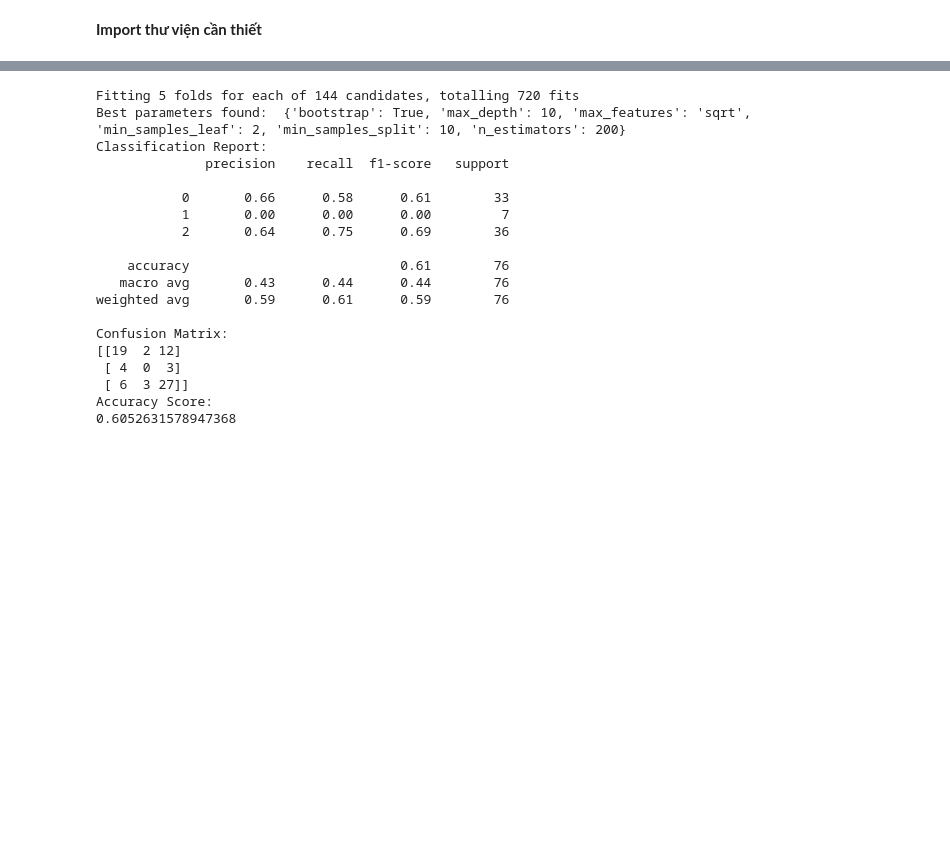
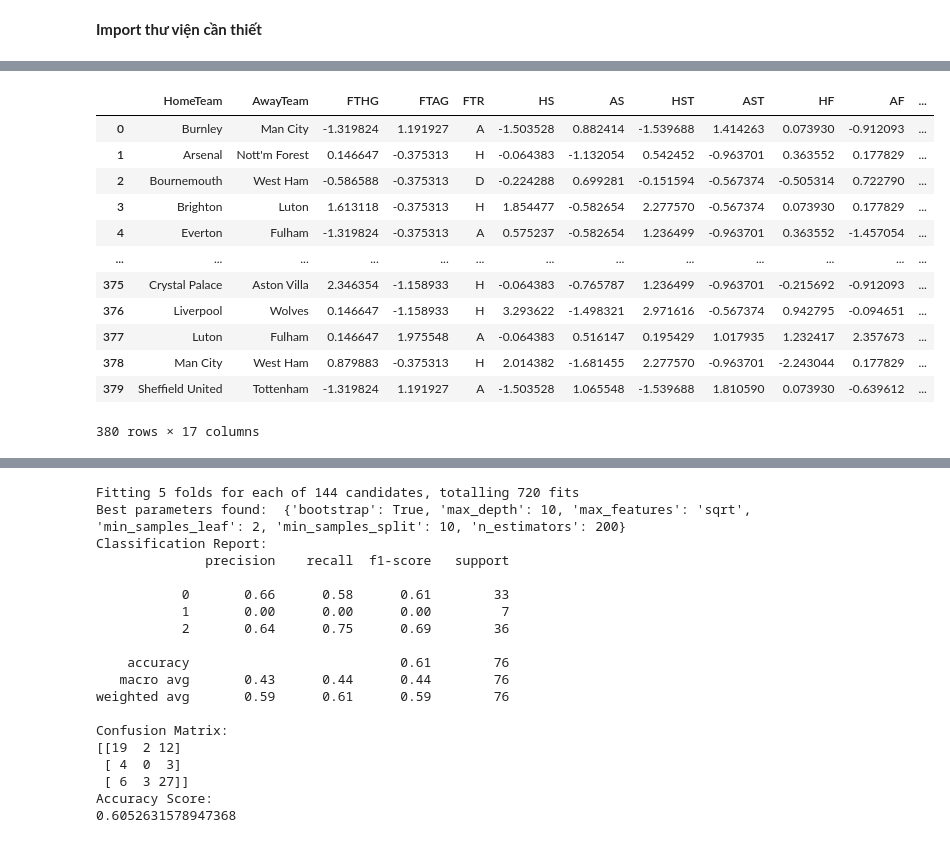
Before and after one commit to hoanghelloworld/match_football_prediction, a Jupyter notebook: all_models.ipynb, the cells around one changed output, grey strips where cells are left out. Drawn from its saved outputs; the diff is of its cells as text; code cells hidden in the pictures; blank space fills up the shorter version.

```diff
--- a/all_models.ipynb
+++ b/all_models.ipynb
@@ -19,36 +34,37 @@ FileNotFoundError: [Errno 2] No such file or directory: 'EPL23-24.csv'
 # %%
-# Đọc file dữ liệu và chuyển vào dataframe
-df_saved_name = 'football_data.csv'
-df_ml = pd.read_csv(df_saved_name)  # Đọc file CSV vào dataframe df_ml
-
 # Điền giá trị 0 vào các ô bị thiếu
 df_ml = df_ml.fillna(0)  # Điền giá trị 0 vào các ô trống trong dataframe df_ml
 
 # Chọn các cột cần giữ lại
 columns_to_keep = ['Time', 'Div', 'Date', 'HomeTeam', 'AwayTeam', 'FTR', 'Referee', 'HTR']
 df_keep = df_ml[columns_to_keep]  # Tạo dataframe df_keep chứa các cột đã chọn
 
 # Chọn các cột cần chuẩn hóa
 columns_to_scale = [col for col in df_ml.columns if col not in columns_to_keep]
 df_scale = df_ml[columns_to_scale]  # Tạo dataframe df_scale chứa các cột cần chuẩn hóa
 
 # Chuẩn hóa các cột đã chọn
 scaled_np = preprocessing.scale(df_scale)  # Chuẩn hóa dữ liệu trong df_scale
 scaled_df = pd.DataFrame(scaled_np, columns=df_scale.columns)  # Tạo dataframe mới từ dữ liệu đã chuẩn hóa
 
 # Kết hợp các cột đã giữ lại và các cột đã chuẩn hóa
 data = pd.concat([df_keep, scaled_df], axis=1)  # Kết hợp df_keep và scaled_df
 
-# Loại bỏ các cột không cần thiết
-data = data.drop(['Div', 'Referee', 'HTR', 'Time', 'Date'], axis=1)  # Loại bỏ các cột không cần thiết
-
 # Chọn các cột mong muốn
 desired_columns = ['HomeTeam', 'AwayTeam', 'FTHG', 'FTAG', 'FTR', 'HS', 'AS', 'HST', 'AST', 'HF', 'AF', 'HC', 'AC', 'HY', 'AY', 'HR', 'AR']
 data = data.loc[:, desired_columns]  # Tạo dataframe data chỉ chứa các cột mong muốn
-
-# Đọc file dữ liệu mùa giải trước và chuyển vào dataframe
-last_season = 'last_season.csv'
-last_season = pd.read_csv(last_season)  # Đọc file CSV vào dataframe last_season
-
-# Điền giá trị 0 vào các ô bị thiếu
-last_season = last_season.fillna(0)  # Điền giá trị 0 vào các ô trống trong dataframe last_season
+data
+# %% [output]
+|  | HomeTeam | AwayTeam | FTHG | FTAG | FTR | HS | AS | HST | AST | HF | AF | ... |
+| 0 | Burnley | Man City | -1.319824 | 1.191927 | A | -1.503528 | 0.882414 | -1.539688 | 1.414263 | 0.073930 | -0.912093 | ... |
+| 1 | Arsenal | Nott'm Forest | 0.146647 | -0.375313 | H | -0.064383 | -1.132054 | 0.542452 | -0.963701 | 0.363552 | 0.177829 | ... |
+| 2 | Bournemouth | West Ham | -0.586588 | -0.375313 | D | -0.224288 | 0.699281 | -0.151594 | -0.567374 | -0.505314 | 0.722790 | ... |
+| 3 | Brighton | Luton | 1.613118 | -0.375313 | H | 1.854477 | -0.582654 | 2.277570 | -0.567374 | 0.073930 | 0.177829 | ... |
+| 4 | Everton | Fulham | -1.319824 | -0.375313 | A | 0.575237 | -0.582654 | 1.236499 | -0.963701 | 0.363552 | -1.457054 | ... |
+| ... | ... | ... | ... | ... | ... | ... | ... | ... | ... | ... | ... | ... |
+| 375 | Crystal Palace | Aston Villa | 2.346354 | -1.158933 | H | -0.064383 | -0.765787 | 1.236499 | -0.963701 | -0.215692 | -0.912093 | ... |
+| 376 | Liverpool | Wolves | 0.146647 | -1.158933 | H | 3.293622 | -1.498321 | 2.971616 | -0.567374 | 0.942795 | -0.094651 | ... |
+| 377 | Luton | Fulham | 0.146647 | 1.975548 | A | -0.064383 | 0.516147 | 0.195429 | 1.017935 | 1.232417 | 2.357673 | ... |
+| 378 | Man City | West Ham | 0.879883 | -0.375313 | H | 2.014382 | -1.681455 | 2.277570 | -0.963701 | -2.243044 | 0.177829 | ... |
+| 379 | Sheffield United | Tottenham | -1.319824 | 1.191927 | A | -1.503528 | 1.065548 | -1.539688 | 1.810590 | 0.073930 | -0.639612 | ... |
+380 rows × 17 columns
```
Also changed, not shown: parts of 10 cells of this notebook, 2 other files.
